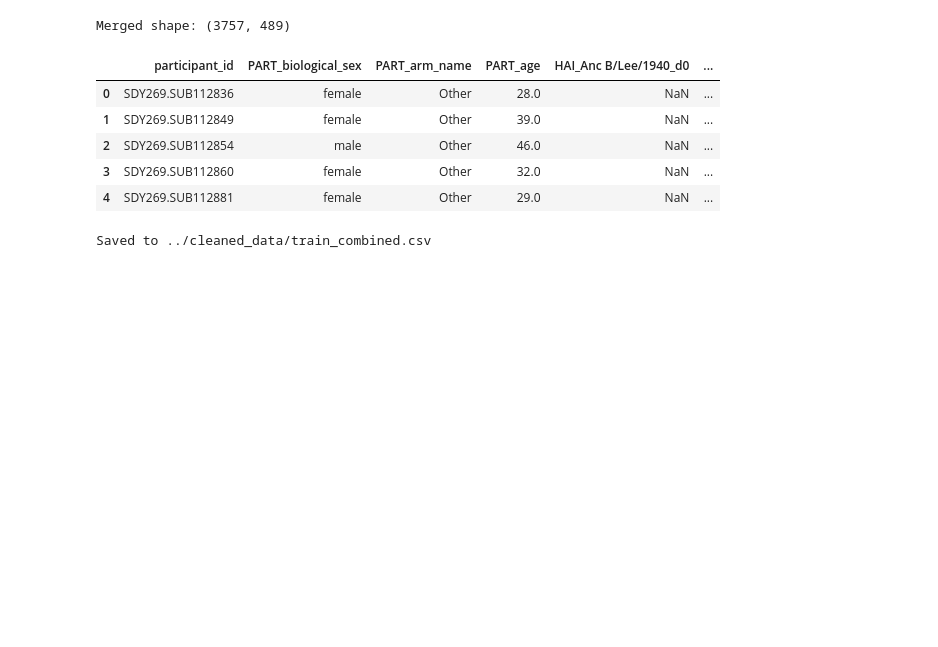
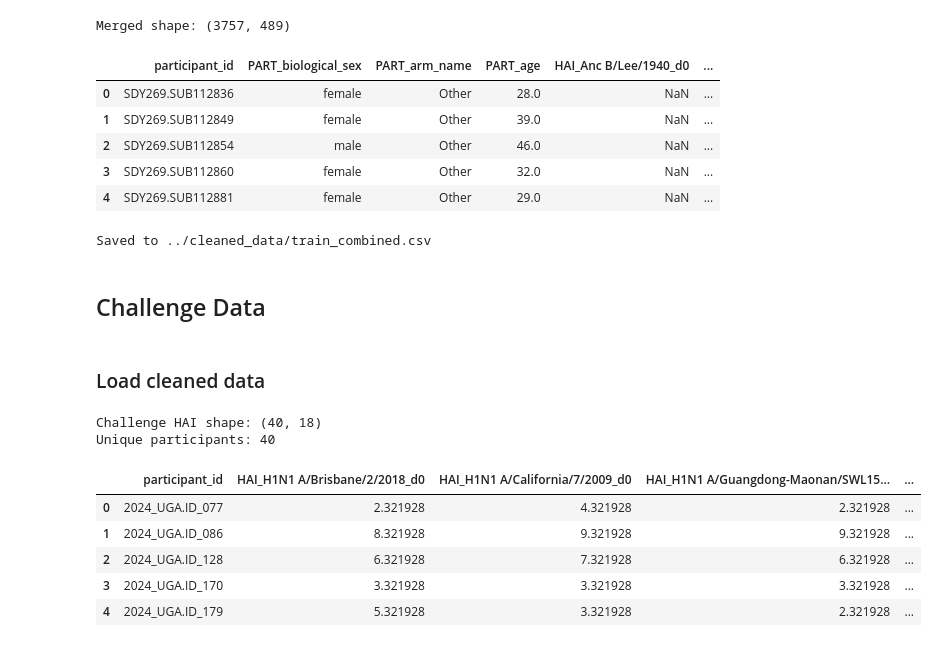
Before and after one commit to DirtyChay/cmi-flu-prediction-challenge-capstone, a Jupyter notebook: data_cleaning/join_cleaned_data.ipynb, the cells around one changed output. Cells and saved outputs as stored; diff of their text form; code cells hidden in the pictures; blank space fills up the shorter version.

```diff
--- a/data_cleaning/join_cleaned_data.ipynb
+++ b/data_cleaning/join_cleaned_data.ipynb
@@ -81,3 +86,22 @@ merged.to_csv(CLEANED_DIR + '/train_combined.csv', index=False)
 print(f'Saved to {CLEANED_DIR}/train_combined.csv')
 # %% [output]
 Saved to ../cleaned_data/train_combined.csv
+# %% [markdown]
+## Challenge Data
+# %% [markdown]
+### Load cleaned data
+# %%
+chal_hai_df = pd.read_csv(CLEANED_DIR + '/challenge_hai_cleaned.csv', low_memory=False)
+chal_participants = set(chal_hai_df['participant_id'].unique())
+print(f'Challenge HAI shape: {chal_hai_df.shape}')
+print(f'Unique participants: {len(chal_participants)}')
+peek(chal_hai_df)
+# %% [output]
+Challenge HAI shape: (40, 18)
+Unique participants: 40
+|  | participant_id | HAI_H1N1 A/Brisbane/2/2018_d0 | HAI_H1N1 A/California/7/2009_d0 | HAI_H1N1 A/Guangdong-Maonan/SWL15... | ... |
+| 0 | 2024_UGA.ID_077 | 2.321928 | 4.321928 | 2.321928 | ... |
+| 1 | 2024_UGA.ID_086 | 8.321928 | 9.321928 | 9.321928 | ... |
+| 2 | 2024_UGA.ID_128 | 6.321928 | 7.321928 | 6.321928 | ... |
+| 3 | 2024_UGA.ID_170 | 3.321928 | 3.321928 | 3.321928 | ... |
+| 4 | 2024_UGA.ID_179 | 5.321928 | 3.321928 | 2.321928 | ... |
```
Also changed, not shown: parts of 12 cells of this notebook, 1 other file.
